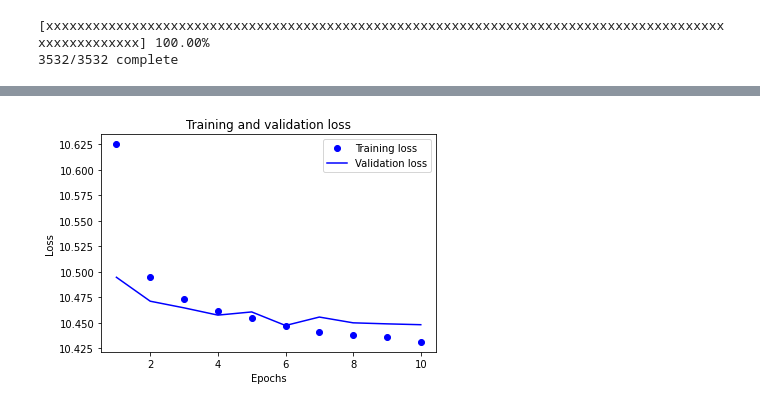
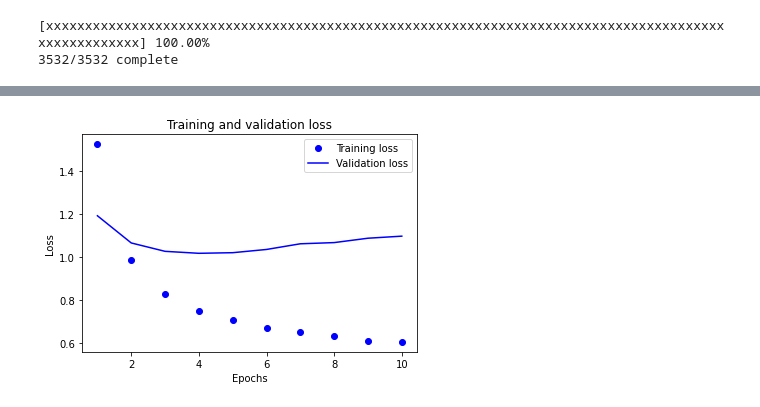
Before and after one commit to srk-practicum/2022-knu-nlp, a Jupyter notebook: step_2.ipynb, the cells around one changed output, grey strips where cells are left out. Saved outputs shown, nothing was run; the diff lists cells and outputs as text; code cells hidden in the pictures.

```diff
--- a/step_2.ipynb
+++ b/step_2.ipynb
@@ -219,8 +239,10 @@ df.head()
 | 3 | Id-9473 | [sale, representative, laser, der... | Permanent | Pharmaceutical, Healthcare and Me... | 0 |
 | 4 | Id-14952 | [field, service, engineer, life, ... | Permanent | Manufacturing & Operations | 3 |
 # %%
-X_train, X_test, Y_train, Y_test = train_test_split(df['job_description'],
-                                                    df['category_label'],
-                                                    test_size=0.20,
-                                                    random_state=42)
+X_train, X_test, Y_train, Y_test = train_test_split(
+    df['job_description'],
+    df['category_label'],
+    test_size=0.20,
+    random_state=42
+)
 # %%
@@ -254,24 +272,28 @@ test_copy.to_csv("data/tmp_category_test.csv", index=False)
 # %%
-x_train = vectorize_sequences(X_train)
-x_test = vectorize_sequences(X_test)
+x_train = vectorize_sequences(X_train, len(dictionary))
+x_test = vectorize_sequences(X_test, len(dictionary))
 y_train = np.asarray(Y_train).astype("float32")
 y_test = np.asarray(Y_test).astype("float32")
 # %%
 model_category = keras.Sequential([
-    layers.Dense(32, activation="relu"),
-    layers.Dense(1, activation="sigmoid")
+    layers.Dense(64, activation = "relu"),
+    layers.Dense(11, activation = "softmax")
 ])
 
-model_category.compile(optimizer="rmsprop",
-              loss="mse",
-              metrics=["accuracy"])
+model_category.compile(
+    optimizer = "adam",
+    loss = "sparse_categorical_crossentropy",
+    metrics = ["accuracy"]
+)
 
-history = model_category.fit(x_train,
-                    y_train,
-                    epochs=10,
-                    batch_size=128,
-                    validation_split=0.2,
-                    shuffle = True,
-                    verbose = 2)
+history = model_category.fit(
+    x_train,
+    y_train,
+    epochs = 10,
+    batch_size = 256,
+    validation_split = 0.2,
+    shuffle = True,
+    verbose = 2
+)
 # %% [output]
 Epoch 1/10
@@ -311,19 +333,9 @@ Trainable params: 518,209
 Non-trainable params: 0
 _________________________________________________________________
-# %%
-history_dict = history.history
-loss_values = history_dict["loss"]
-val_loss_values = history_dict["val_loss"]
-epochs = range(1, len(loss_values) + 1)
-plt.plot(epochs, loss_values, "bo", label="Training loss")
-plt.plot(epochs, val_loss_values, "b", label="Validation loss")
-plt.title("Training and validation loss")
-plt.xlabel("Epochs")
-plt.ylabel("Loss")
-plt.legend()
-plt.show()
-# %% [output]
-[figure, removed]
+# %%
+loss_plot(history)
+# %% [output]
+[figure, added]
 # %%
 score = model_category.evaluate(x_test, y_test, verbose=0)
 print('Test score:', score[0])
```
Also changed, not shown: parts of 29 cells of this notebook.
